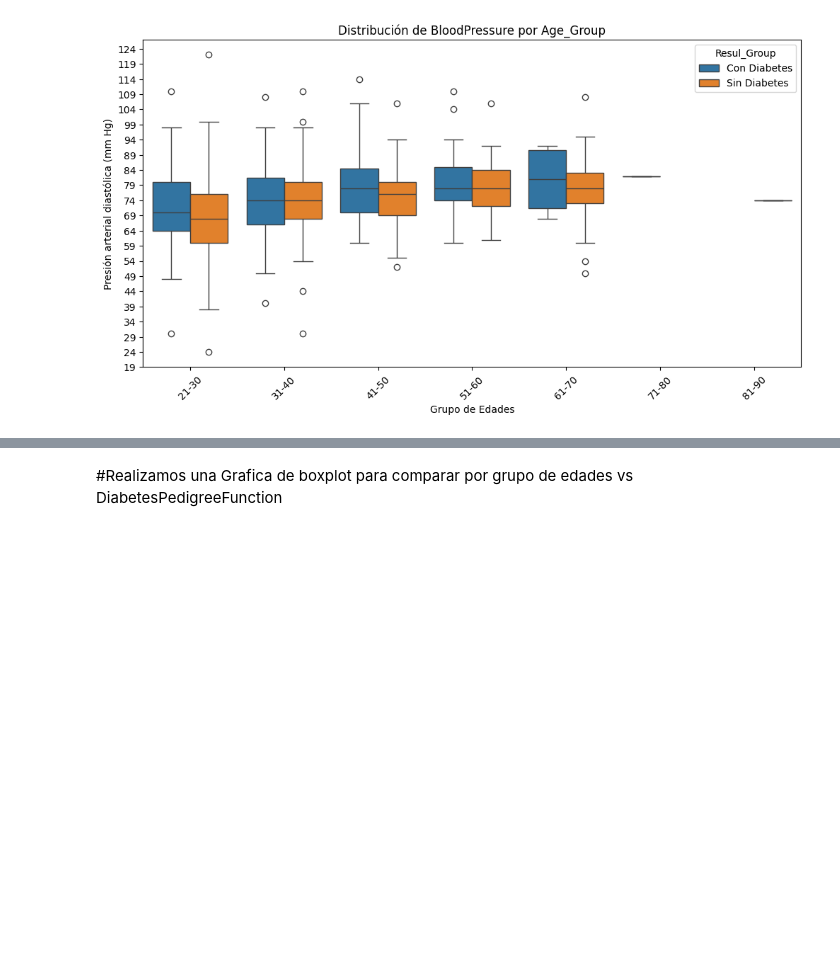
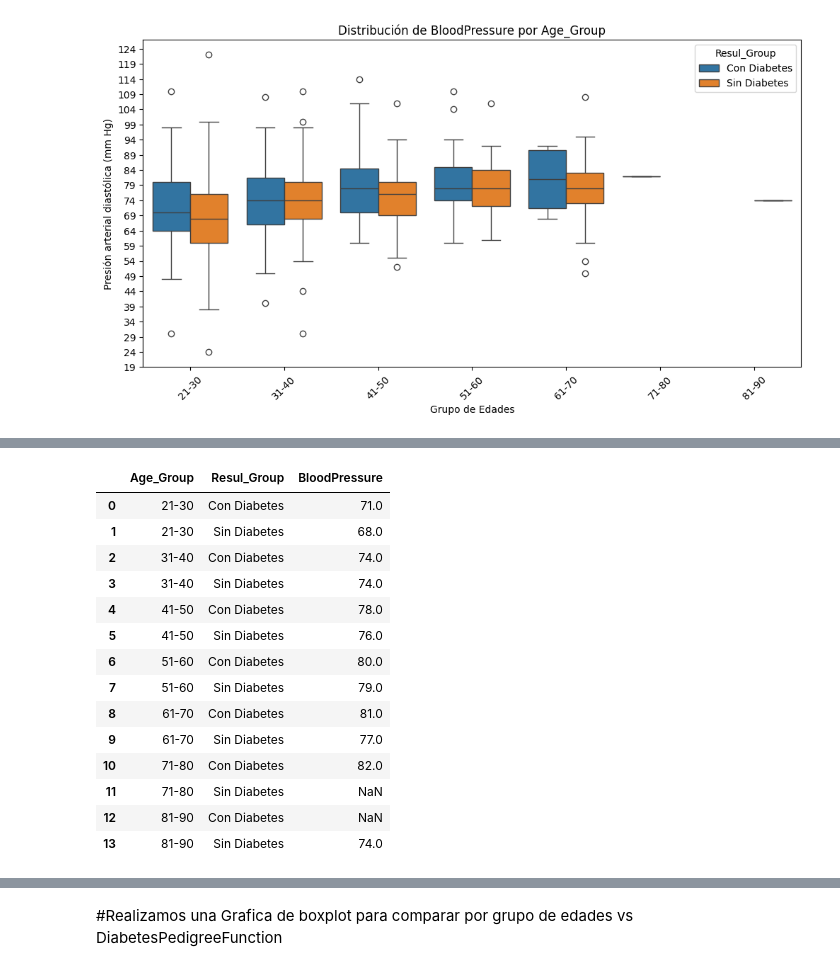
Before and after one commit to gabrielcan/ModeloDeDatosDiabetesPima, a Jupyter notebook: ModeloDiabetes.ipynb, the cells around one changed output, grey strips where cells are left out. Cells and saved outputs as stored; diff of their text form; code cells hidden in the pictures; blank space fills up the shorter version.

```diff
--- a/ModeloDiabetes.ipynb
+++ b/ModeloDiabetes.ipynb
@@ -1175,0 +1201,21 @@ dtype: float64
+# %%
+
+df_MediaPresionPorAge = df_ParaGrafica.groupby(['Age_Group','Resul_Group'])['BloodPressure'].mean().round(0).reset_index()
+
+df_MediaPresionPorAge #Mostramos la tabla con los valores a gráficar
+# %% [output]
+|  | Age_Group | Resul_Group | BloodPressure |
+| 0 | 21-30 | Con Diabetes | 71.0 |
+| 1 | 21-30 | Sin Diabetes | 68.0 |
+| 2 | 31-40 | Con Diabetes | 74.0 |
+| 3 | 31-40 | Sin Diabetes | 74.0 |
+| 4 | 41-50 | Con Diabetes | 78.0 |
+| 5 | 41-50 | Sin Diabetes | 76.0 |
+| 6 | 51-60 | Con Diabetes | 80.0 |
+| 7 | 51-60 | Sin Diabetes | 79.0 |
+| 8 | 61-70 | Con Diabetes | 81.0 |
+| 9 | 61-70 | Sin Diabetes | 77.0 |
+| 10 | 71-80 | Con Diabetes | 82.0 |
+| 11 | 71-80 | Sin Diabetes | NaN |
+| 12 | 81-90 | Con Diabetes | NaN |
+| 13 | 81-90 | Sin Diabetes | 74.0 |
```
Also changed, not shown: parts of 21 cells of this notebook.
